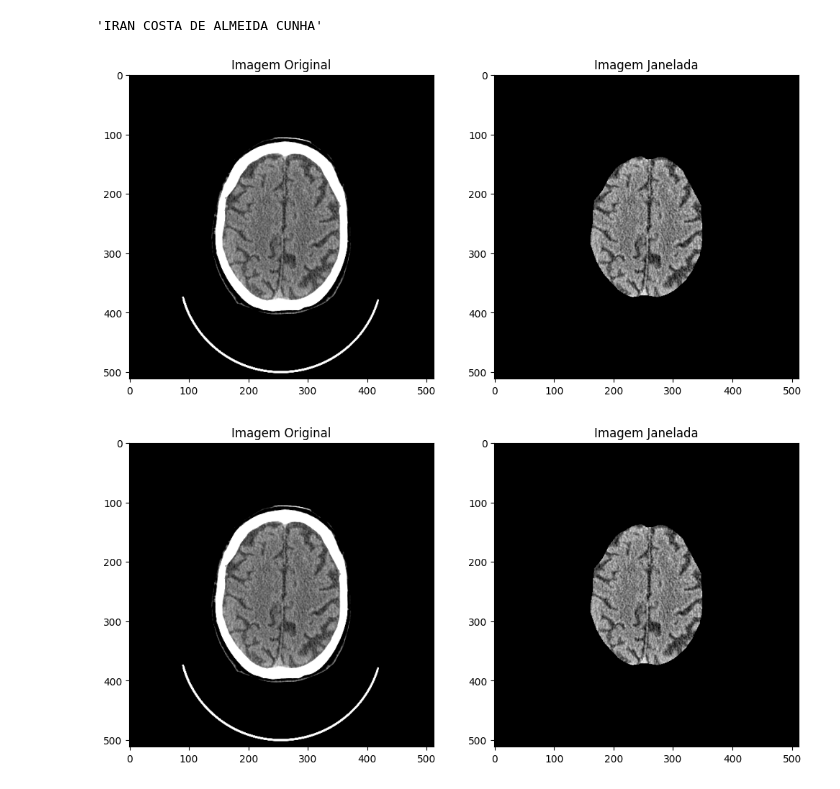
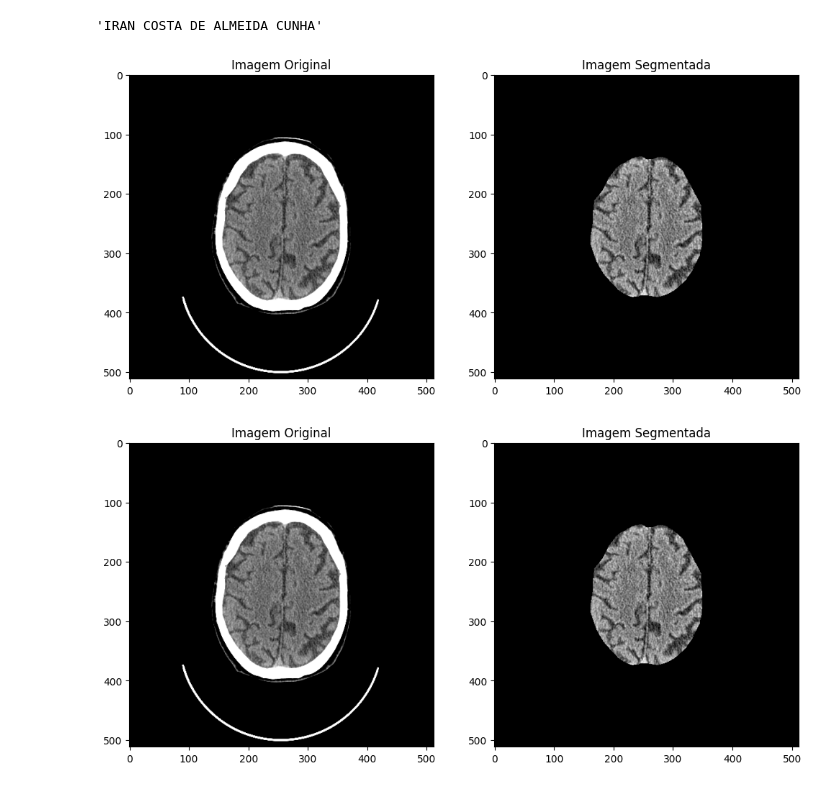
Before and after one commit to iurysavio/n2_ica, a Jupyter notebook: src/segmentation_test.ipynb, the cells around one changed output. Drawn from its saved outputs; the diff is of its cells as text; code cells hidden in the pictures.

Commit message:
Ajuste de labels no plot

```diff
--- a/src/segmentation_test.ipynb
+++ b/src/segmentation_test.ipynb
@@ -338,19 +338,19 @@ img_dicom.PatientName
 # %%
 brain_image = brain(windowed_image)
 # Exibir a imagem original e a imagem janelada
 plt.figure(figsize=(12, 8))
 
 plt.subplot(1, 2, 1)
 plt.imshow(windowed_image, cmap='gray')
 plt.title('Imagem Original')
 
 plt.subplot(1, 2, 2)
 plt.imshow(brain_image, cmap='gray')
-plt.title('Imagem Janelada')
+plt.title('Imagem Segmentada')
 
 plt.show()
 # %% [output]
-[figure, old version]
+[figure, new version]
 # %%
 test_img = extract_brain(windowed_image)
 
@@ -363,8 +363,8 @@ plt.title('Imagem Original')
 
 plt.subplot(1, 2, 2)
 plt.imshow(brain_image, cmap='gray')
-plt.title('Imagem Janelada')
+plt.title('Imagem Segmentada')
 
 plt.show()
 # %% [output]
-[figure, old version]
+[figure, new version]
```
